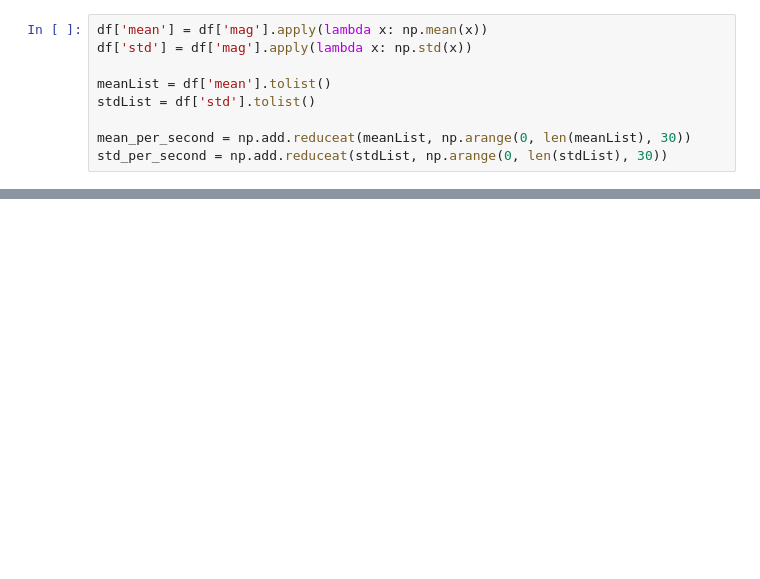
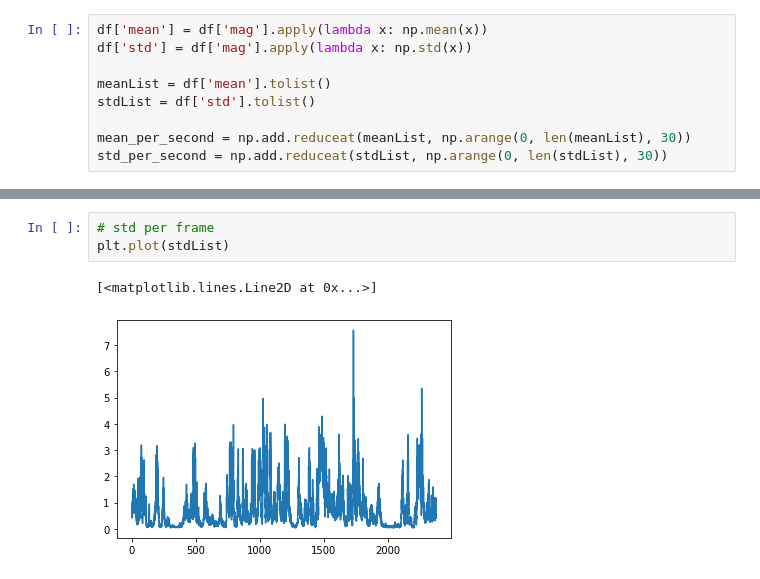
Before and after one commit to lucky-verma/FoodVR, a Jupyter notebook: dense.ipynb, the cells around one changed output, grey strips where cells are left out. Cells and saved outputs as stored; diff of their text form; blank space fills up the shorter version.

```diff
--- a/dense.ipynb
+++ b/dense.ipynb
@@ -31,0 +148,6 @@ plt.plot(mean_per_second)
+# %%
+# std per frame
+plt.plot(stdList)
+# %% [output]
+[<matplotlib.lines.Line2D at 0x...>]
+[figure, added]
```
Also changed, not shown: parts of 17 cells of this notebook, 2 other files.
